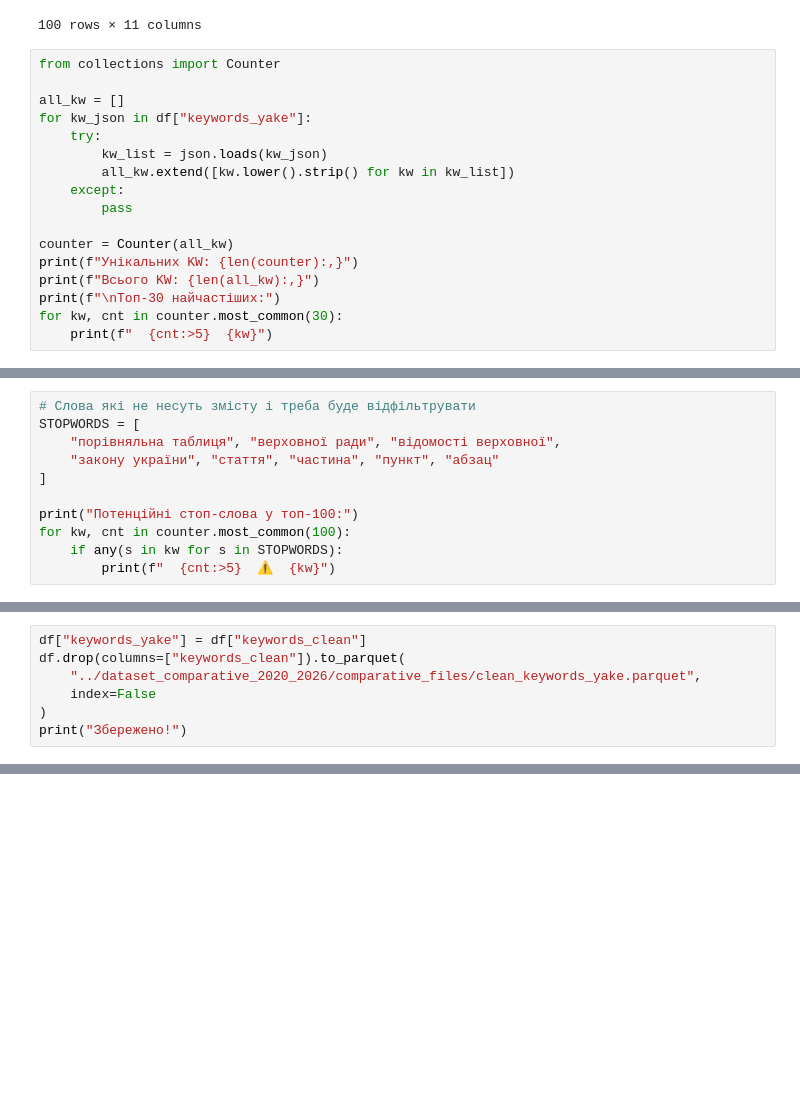
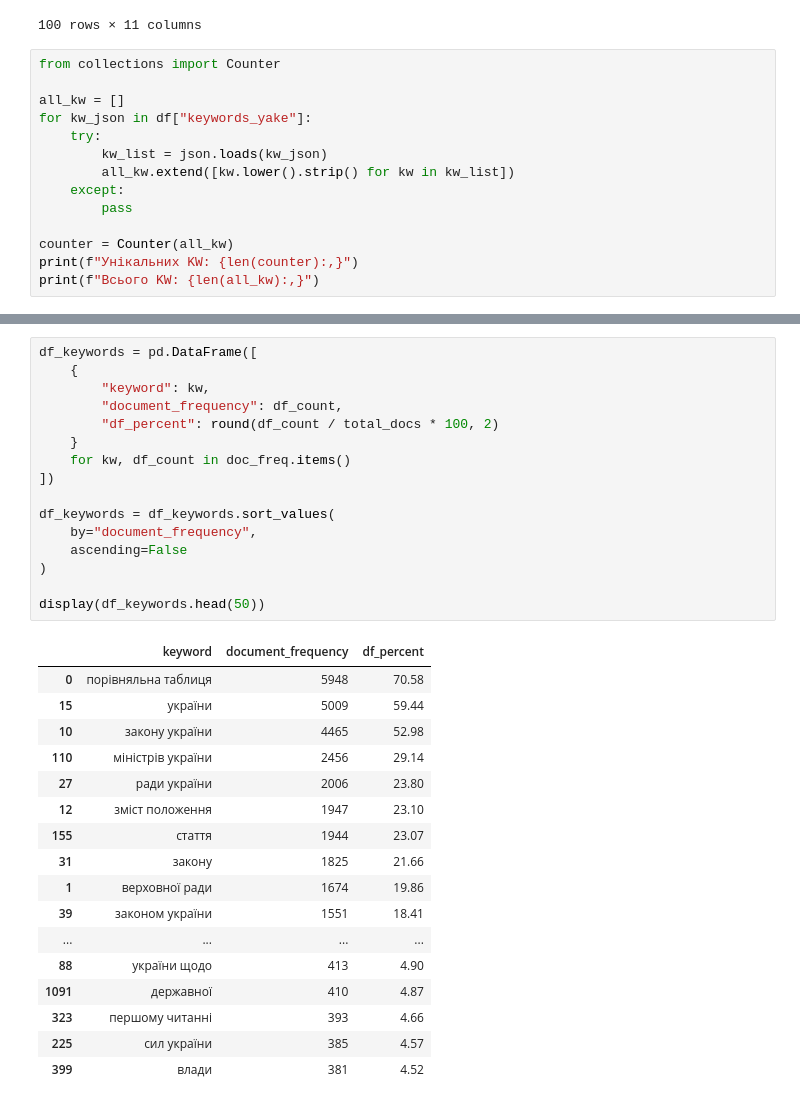
Before and after one commit to muchailouzivert/PdfParserVRU, a Jupyter notebook: notebooks/keywords_analysis.ipynb, the cells around one changed output, grey strips where cells are left out. Cells and saved outputs as stored; diff of their text form; blank space fills up the shorter version.

Commit message:
remove keywords filtration

```diff
--- a/notebooks/keywords_analysis.ipynb
+++ b/notebooks/keywords_analysis.ipynb
@@ -36,9 +36,6 @@ for kw_json in df["keywords_yake"]:
 counter = Counter(all_kw)
 print(f"Унікальних KW: {len(counter):,}")
 print(f"Всього KW: {len(all_kw):,}")
-print(f"\nТоп-30 найчастіших:")
-for kw, cnt in counter.most_common(30):
-    print(f"  {cnt:>5}  {kw}")
 # %% [output]
 Унікальних KW: 18,018
 Всього KW: 176,349
@@ -107,11 +41,0 @@ for rubric, group in df.groupby("rubric"):
-# %%
-# Слова які не несуть змісту і треба буде відфільтрувати
-STOPWORDS = [
-    "порівняльна таблиця", "верховної ради", "відомості верховної",
-    "закону україни", "стаття", "частина", "пункт", "абзац"
-]
-
-print("Потенційні стоп-слова у топ-100:")
-for kw, cnt in counter.most_common(100):
-    if any(s in kw for s in STOPWORDS):
-        print(f"  {cnt:>5}  ⚠  {kw}")
@@ -247,7 +41,0 @@ for kw, cnt in counter_final.most_common(30):
-# %%
-df["keywords_yake"] = df["keywords_clean"]
-df.drop(columns=["keywords_clean"]).to_parquet(
-    "../dataset_comparative_2020_2026/comparative_files/clean_keywords_yake.parquet",
-    index=False
-)
-print("Збережено!")
@@ -255,0 +103,34 @@ print("Збережено!")
+# %%
+df_keywords = pd.DataFrame([
+    {
+        "keyword": kw,
+        "document_frequency": df_count,
+        "df_percent": round(df_count / total_docs * 100, 2)
+    }
+    for kw, df_count in doc_freq.items()
+])
+
+df_keywords = df_keywords.sort_values(
+    by="document_frequency",
+    ascending=False
+)
+
+display(df_keywords.head(50))
+# %% [output]
+|  | keyword | document_frequency | df_percent |
+| 0 | порівняльна таблиця | 5948 | 70.58 |
+| 15 | україни | 5009 | 59.44 |
+| 10 | закону україни | 4465 | 52.98 |
+| 110 | міністрів україни | 2456 | 29.14 |
+| 27 | ради україни | 2006 | 23.80 |
+| 12 | зміст положення | 1947 | 23.10 |
+| 155 | стаття | 1944 | 23.07 |
+| 31 | закону | 1825 | 21.66 |
+| 1 | верховної ради | 1674 | 19.86 |
+| 39 | законом україни | 1551 | 18.41 |
+| ... | ... | ... | ... |
+| 88 | україни щодо | 413 | 4.90 |
+| 1091 | державної | 410 | 4.87 |
+| 323 | першому читанні | 393 | 4.66 |
+| 225 | сил україни | 385 | 4.57 |
+| 399 | влади | 381 | 4.52 |
```
Also changed, not shown: parts of 10 cells of this notebook, 1 other file.
